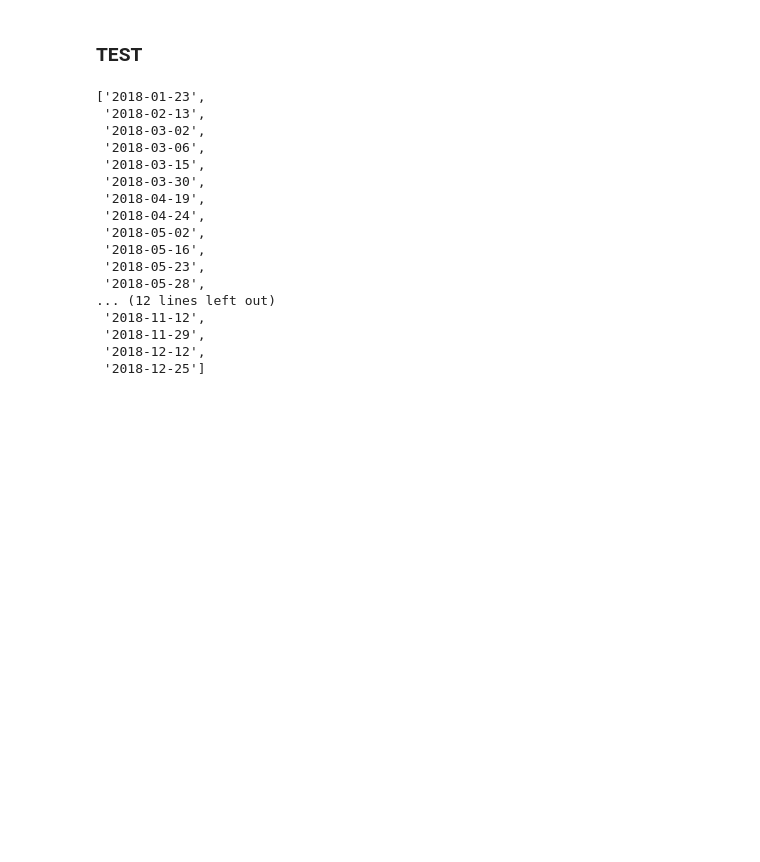
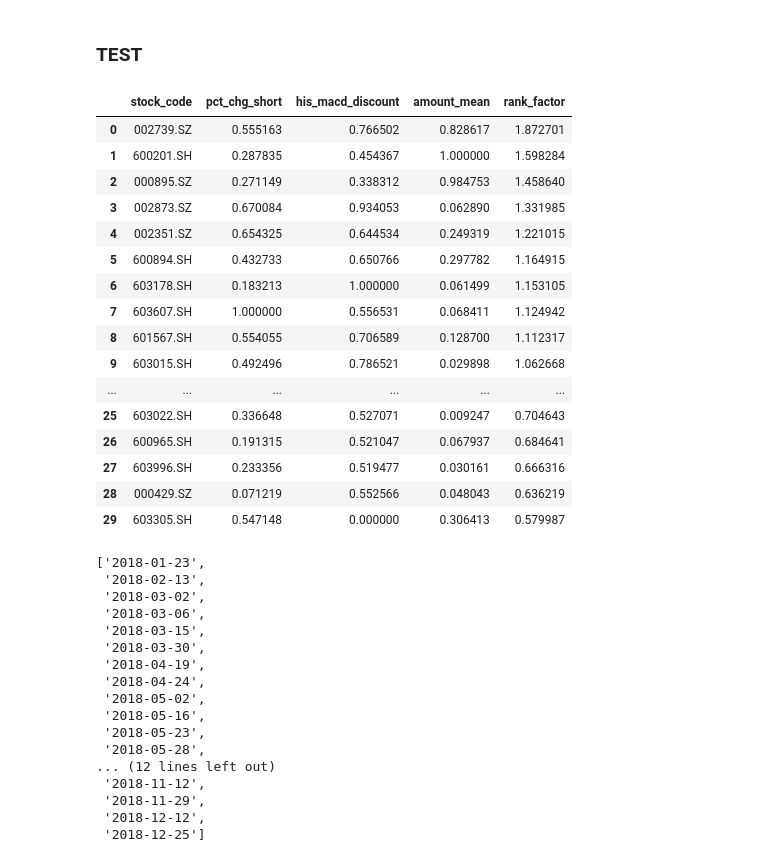
Before and after one commit to sunnyswag/Multi-factor-Stock-Selection, a Jupyter notebook: simulate_stock/pull_data.ipynb, the cells around one changed output. Drawn from its saved outputs; the diff is of its cells as text; code cells hidden in the pictures; blank space fills up the shorter version.

```diff
--- a/simulate_stock/pull_data.ipynb
+++ b/simulate_stock/pull_data.ipynb
@@ -83,5 +107,25 @@ choose_list_copy.sort_values(by="rank_factor", ascending= False).reset_index(dro
 # %% [markdown]
 ### TEST
+# %%
+choose_list
+# %% [output]
+|  | stock_code | pct_chg_short | his_macd_discount | amount_mean | rank_factor |
+| 0 | 002739.SZ | 0.555163 | 0.766502 | 0.828617 | 1.872701 |
+| 1 | 600201.SH | 0.287835 | 0.454367 | 1.000000 | 1.598284 |
+| 2 | 000895.SZ | 0.271149 | 0.338312 | 0.984753 | 1.458640 |
+| 3 | 002873.SZ | 0.670084 | 0.934053 | 0.062890 | 1.331985 |
+| 4 | 002351.SZ | 0.654325 | 0.644534 | 0.249319 | 1.221015 |
+| 5 | 600894.SH | 0.432733 | 0.650766 | 0.297782 | 1.164915 |
+| 6 | 603178.SH | 0.183213 | 1.000000 | 0.061499 | 1.153105 |
+| 7 | 603607.SH | 1.000000 | 0.556531 | 0.068411 | 1.124942 |
+| 8 | 601567.SH | 0.554055 | 0.706589 | 0.128700 | 1.112317 |
+| 9 | 603015.SH | 0.492496 | 0.786521 | 0.029898 | 1.062668 |
+| ... | ... | ... | ... | ... | ... |
+| 25 | 603022.SH | 0.336648 | 0.527071 | 0.009247 | 0.704643 |
+| 26 | 600965.SH | 0.191315 | 0.521047 | 0.067937 | 0.684641 |
+| 27 | 603996.SH | 0.233356 | 0.519477 | 0.030161 | 0.666316 |
+| 28 | 000429.SZ | 0.071219 | 0.552566 | 0.048043 | 0.636219 |
+| 29 | 603305.SH | 0.547148 | 0.000000 | 0.306413 | 0.579987 |
 # %%
 last_m2, last_m5 = df.iloc[0]['ma2'], df.iloc[0]['ma5']
 this_m2, this_m5 = 0, 0
```
Also changed, not shown: parts of 6 cells of this notebook, 3 other files.
